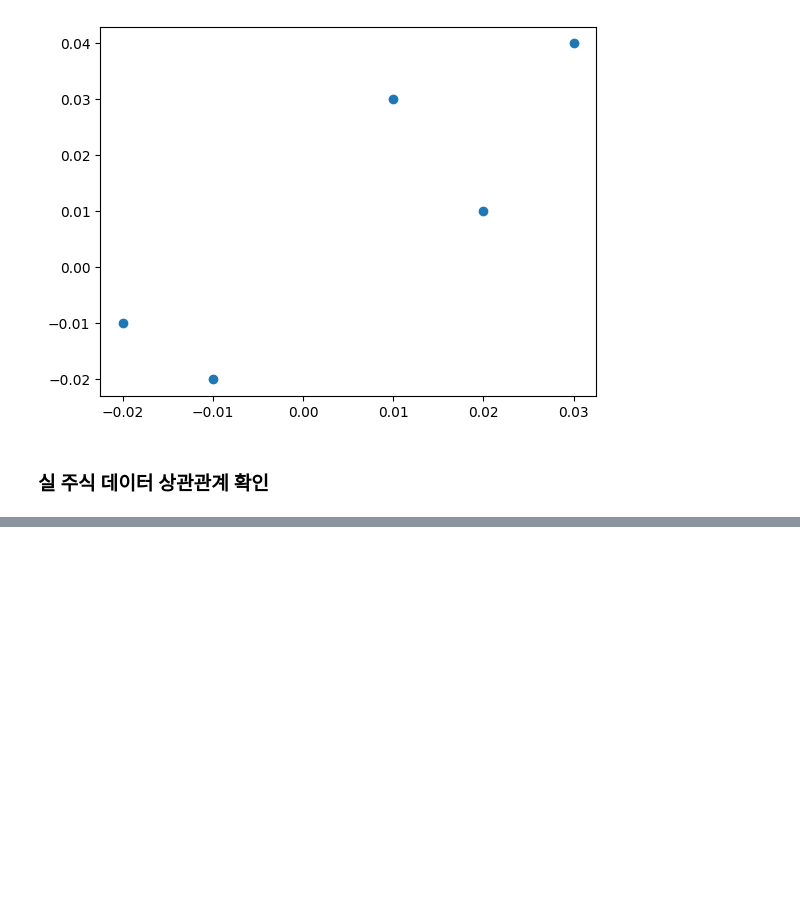
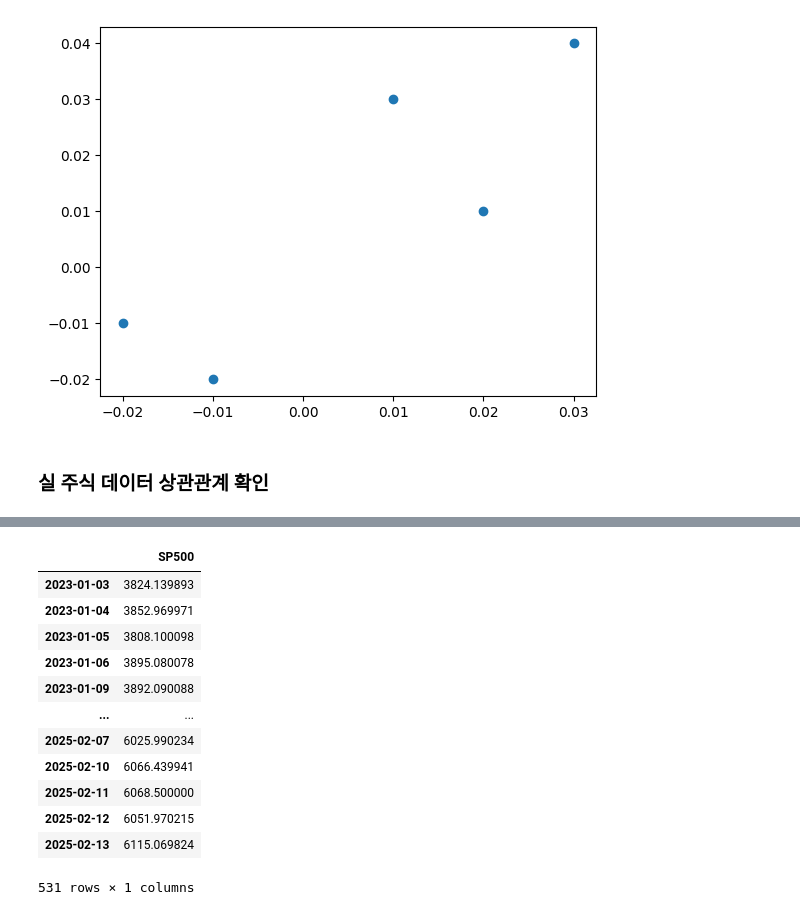
Before and after one commit to jihun-shim/study_pandas, a Jupyter notebook: codes/17.04.strategy_corr.ipynb, the cells around one changed output, grey strips where cells are left out. Saved outputs shown, nothing was run; the diff lists cells and outputs as text; code cells hidden in the pictures; blank space fills up the shorter version.

```diff
--- a/codes/17.04.strategy_corr.ipynb
+++ b/codes/17.04.strategy_corr.ipynb
@@ -88,7 +88,21 @@ memory usage: 26.7 KB
 # %%
 # df_sp500[['Close']] # Dataframe
 df_sp500_close = df_sp500[['Close']].rename(columns={'Close':'SP500'}) # 새로운 이름지정 할때 rename(columns={ : }) 사용
-# df_sp500_close
+df_sp500_close
+# %% [output]
+|  | SP500 |
+| 2023-01-03 | 3824.139893 |
+| 2023-01-04 | 3852.969971 |
+| 2023-01-05 | 3808.100098 |
+| 2023-01-06 | 3895.080078 |
+| 2023-01-09 | 3892.090088 |
+| ... | ... |
+| 2025-02-07 | 6025.990234 |
+| 2025-02-10 | 6066.439941 |
+| 2025-02-11 | 6068.500000 |
+| 2025-02-12 | 6051.970215 |
+| 2025-02-13 | 6115.069824 |
+531 rows × 1 columns
 # %%
 df_msft_close = df_msft[['Close']].rename(columns={'Close':'MSFT'})
 # %%
```
Also changed, not shown: parts of 8 cells of this notebook, 5 other files.
